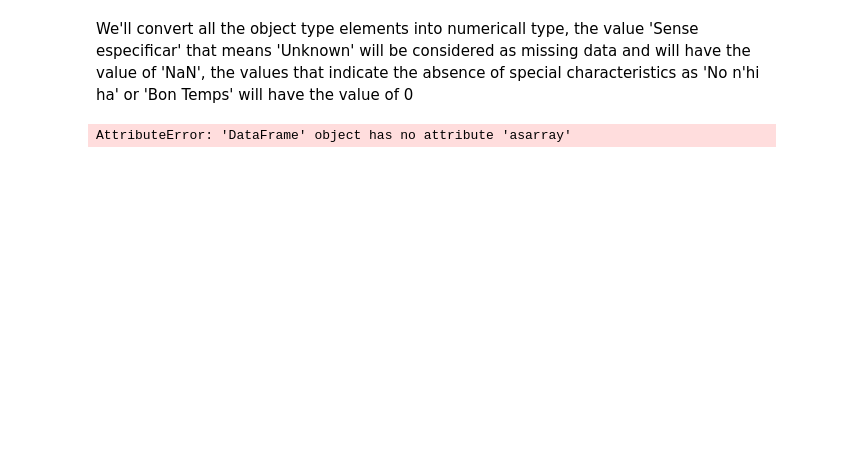
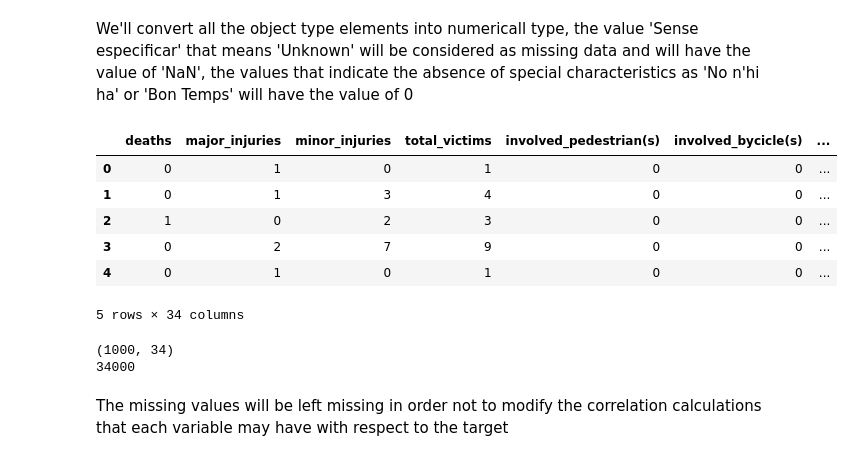
Before and after one commit to andresvarq/Applied-Data-Science-capstone, a Jupyter notebook: capstone-project.ipynb, the cells around one changed output. Drawn from its saved outputs; the diff is of its cells as text; code cells hidden in the pictures; blank space fills up the shorter version.

```diff
--- a/capstone-project.ipynb
+++ b/capstone-project.ipynb
@@ -279,4 +181,20 @@ df['moment'].replace(['Matí', 'Tarda', 'Nit'], [1, 2, 3], inplace = True)
+# %%
+df.replace('Sense especificar', np.nan, inplace = True)
 # %%
-df.head().asarray
+df.head()
 # %% [output]
+|  | deaths | major_injuries | minor_injuries | total_victims | involved_pedestrian(s) | involved_bycicle(s) | ... |
+| 0 | 0 | 1 | 0 | 1 | 0 | 0 | ... |
+| 1 | 0 | 1 | 3 | 4 | 0 | 0 | ... |
+| 2 | 1 | 0 | 2 | 3 | 0 | 0 | ... |
+| 3 | 0 | 2 | 7 | 9 | 0 | 0 | ... |
+| 4 | 0 | 1 | 0 | 1 | 0 | 0 | ... |
-AttributeError: 'DataFrame' object has no attribute 'asarray'
+5 rows × 34 columns
+# %%
+print(df.shape)
+print(df.size)
+# %% [output]
+(1000, 34)
+34000
+# %% [markdown]
+The missing values will be left missing in order not to modify the correlation calculations that each variable may have with respect to the target
```
Also changed, not shown: parts of 12 cells of this notebook.
